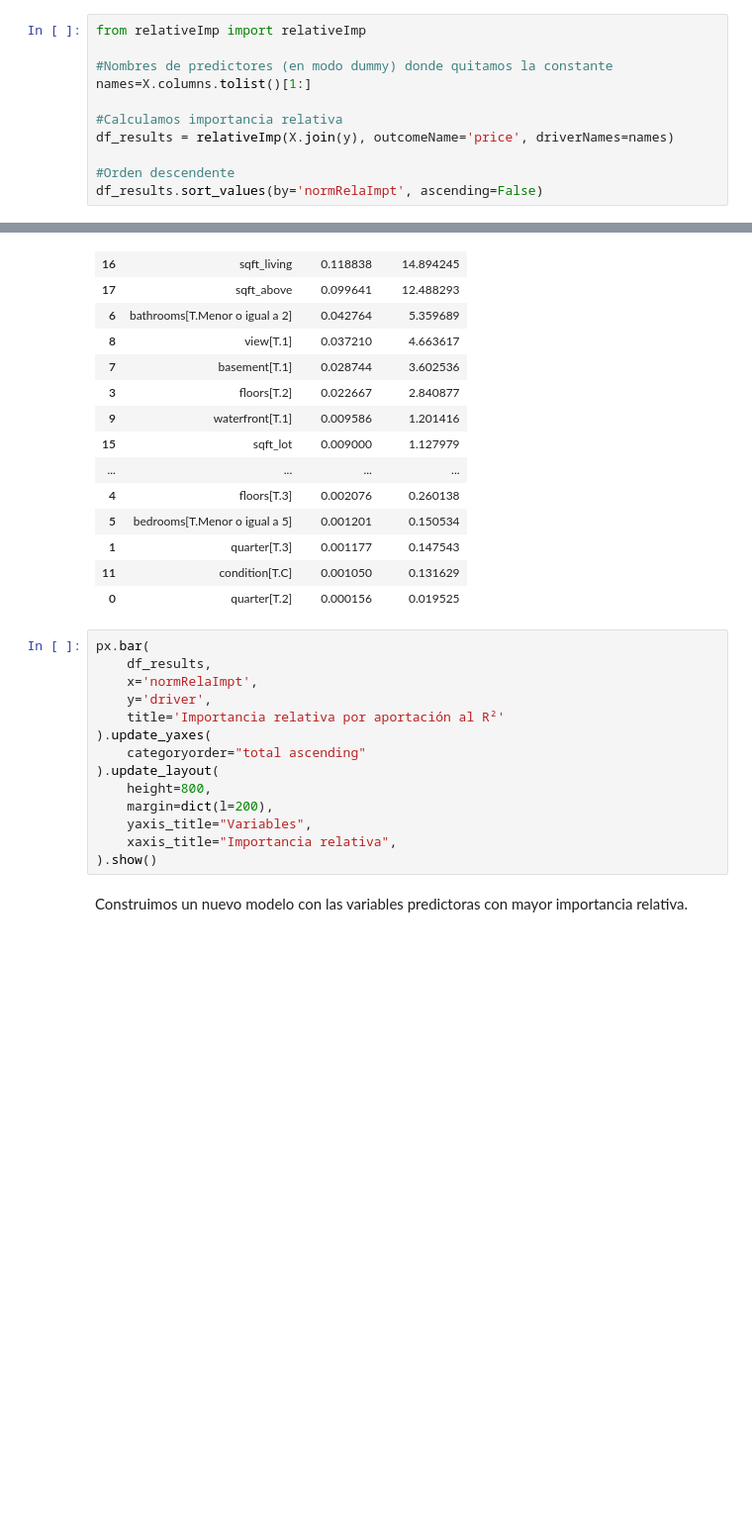
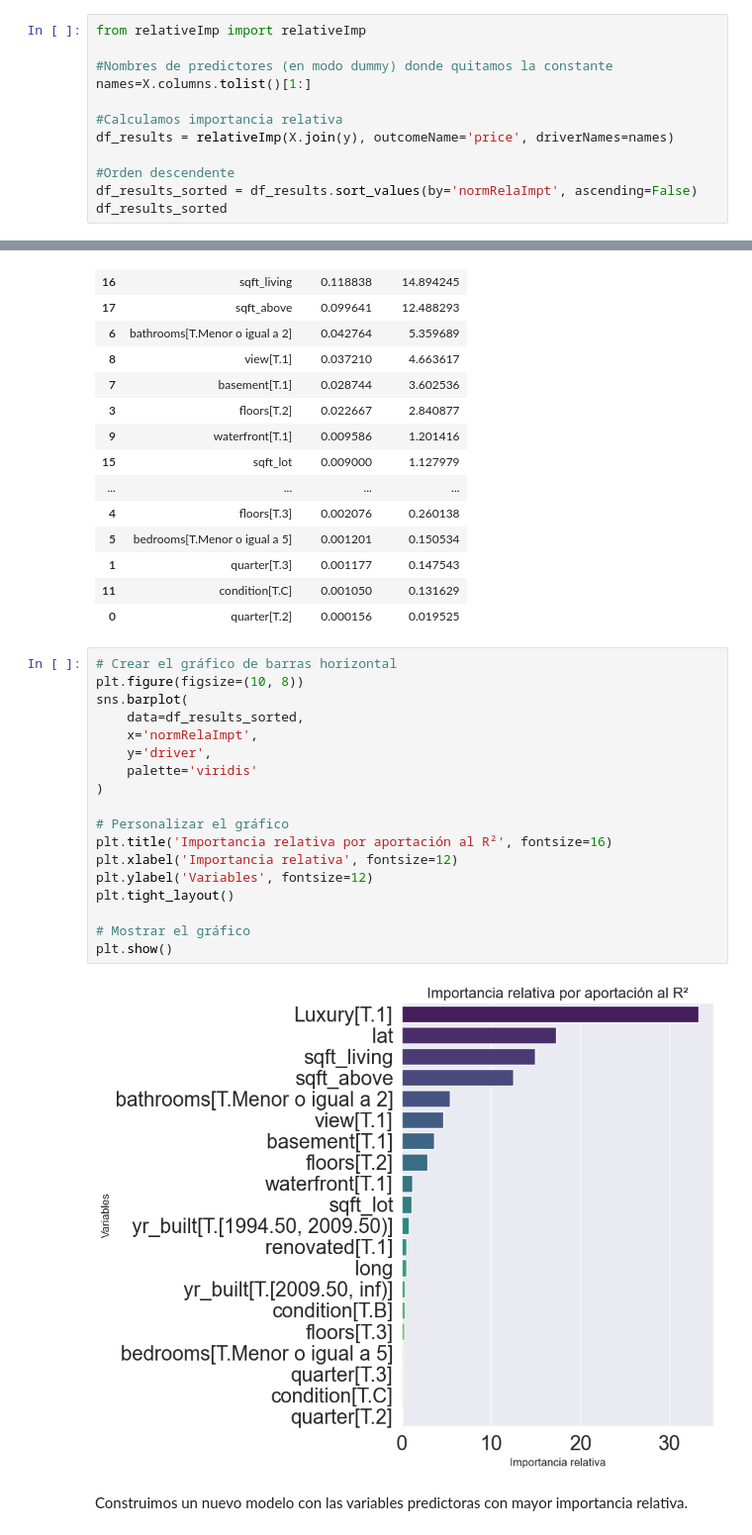
Before and after one commit to AlfonsoGuisado/HousingSales_Seattle, a Jupyter notebook: notebook/Housing Sales Seattle; Data Mining, Predictive Modelling & ML.ipynb, the cells around one changed output, grey strips where cells are left out. Shown at 99% size. Saved outputs shown, nothing was run; the diff lists cells and outputs as text; blank space fills up the shorter version.

```diff
--- a/notebook/Housing Sales Seattle; Data Mining, Predictive Modelling & ML.ipynb
+++ b/notebook/Housing Sales Seattle; Data Mining, Predictive Modelling & ML.ipynb
@@ -668,7 +680,8 @@ names=X.columns.tolist()[1:]
 df_results = relativeImp(X.join(y), outcomeName='price', driverNames=names)
 
 #Orden descendente
-df_results.sort_values(by='normRelaImpt', ascending=False)
+df_results_sorted = df_results.sort_values(by='normRelaImpt', ascending=False)
+df_results_sorted
 # %% [output]
 |  | driver | rawRelaImpt | normRelaImpt |
 | 2 | Luxury[T.1] | 0.265715 | 33.302766 |
@@ -688,19 +701,25 @@ df_results.sort_values(by='normRelaImpt', ascending=False)
 | 11 | condition[T.C] | 0.001050 | 0.131629 |
 | 0 | quarter[T.2] | 0.000156 | 0.019525 |
 # %%
-px.bar(
-    df_results,
+# Crear el gráfico de barras horizontal
+plt.figure(figsize=(10, 8))
+sns.barplot(
+    data=df_results_sorted,
     x='normRelaImpt',
     y='driver',
-    title='Importancia relativa por aportación al R²'
-).update_yaxes(
-    categoryorder="total ascending"
-).update_layout(
-    height=800,
-    margin=dict(l=200),
-    yaxis_title="Variables",
-    xaxis_title="Importancia relativa",
-).show()
+    palette='viridis'
+)
+
+# Personalizar el gráfico
+plt.title('Importancia relativa por aportación al R²', fontsize=16)
+plt.xlabel('Importancia relativa', fontsize=12)
+plt.ylabel('Variables', fontsize=12)
+plt.tight_layout()
+
+# Mostrar el gráfico
+plt.show()
+# %% [output]
+[figure, added]
 # %% [markdown]
 Construimos un nuevo modelo con las variables predictoras con mayor importancia relativa.
 # %%
```
Also changed, not shown: parts of 6 cells of this notebook, 7 other files.
